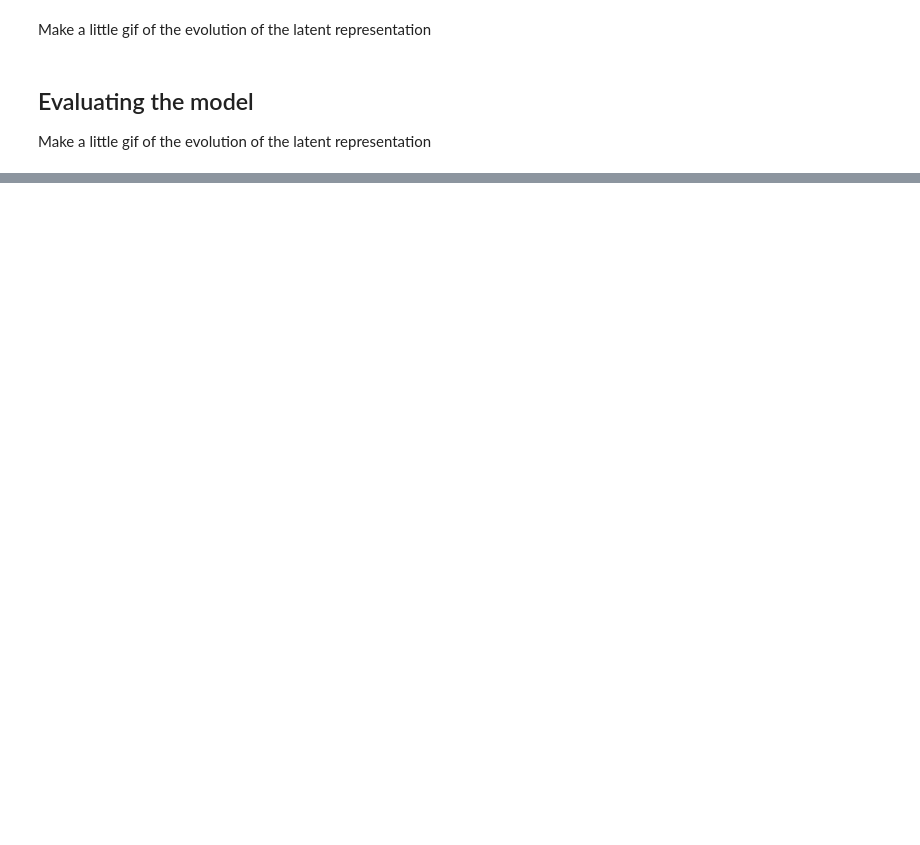
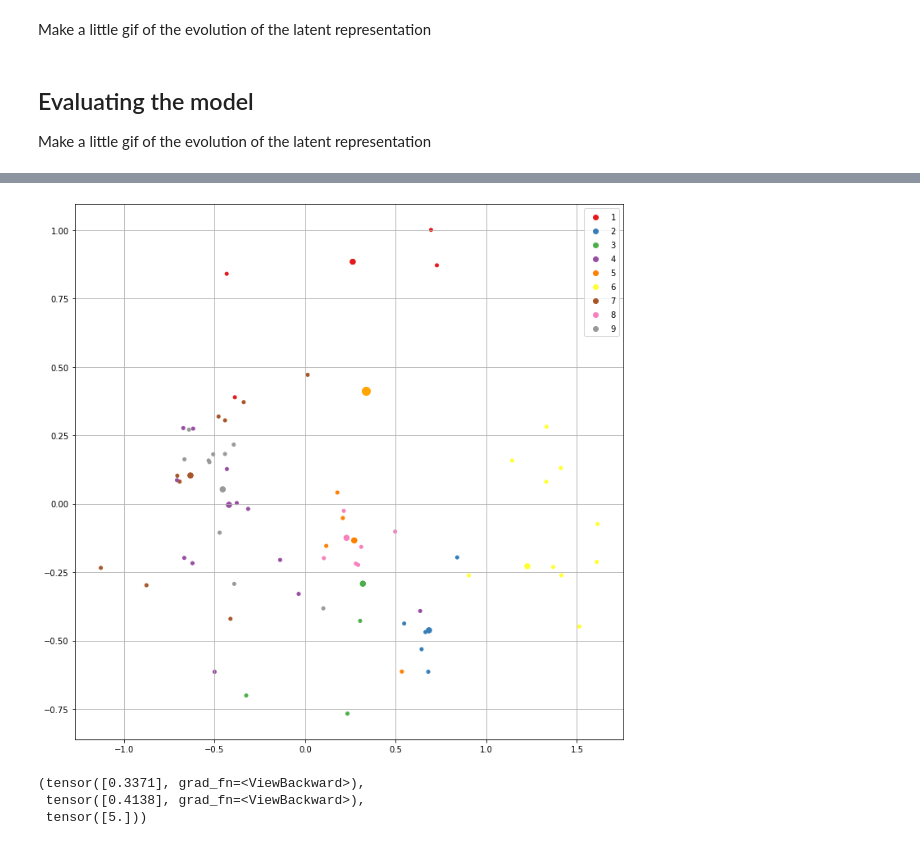
Before and after one commit to smentu/HIT_VAE, a Jupyter notebook: hit_vae/experiments/GPPVAE_demo.ipynb, the cells around one changed output, grey strips where cells are left out. Drawn from its saved outputs; the diff is of its cells as text; code cells hidden in the pictures; blank space fills up the shorter version.

```diff
--- a/hit_vae/experiments/GPPVAE_demo.ipynb
+++ b/hit_vae/experiments/GPPVAE_demo.ipynb
@@ -426,0 +446,9 @@ plt.show()
+# %%
+Y, losses = iter(test_loader).next()
+# %%
+recon_eval, mu_eval, logvar_eval = vae_model(Y)
+
+x_eval = mu_eval[:,0].view(-1)
+y_eval = mu_eval[:,1].view(-1)
+
+#x_eval
@@ -426,0 +465,25 @@ plt.show()
+# %%
+fig, ax = plt.subplots(figsize=(12, 12))
+scatter = ax.scatter(pred_x.mean.detach().cpu().numpy(), pred_y.mean.detach().cpu().numpy(),
+            c=test_labels.view(-1).cpu().numpy(), cmap='Set1')
+ax.scatter(x_eval.detach().cpu().numpy(), y_eval.detach().cpu().numpy(),
+            c=losses.view(-1).cpu().numpy(), s=16, cmap='Set1')
+ax.scatter(x_prime.detach().cpu().numpy(), y_prime.detach().cpu().numpy(),
+            c='orange', s=100, cmap='Set1')
+
+ax.legend(*scatter.legend_elements(), loc="upper right")
+#plt.legend()
+ax.grid()
+plt.show()
+# %% [output]
+[figure, added]
+# %%
+x_prime, y_prime = x_eval[0], y_eval[0]
+x_prime, y_prime = x_prime.view(-1), y_prime.view(-1)
+l_prime = losses[0]
+
+x_prime, y_prime, l_prime
+# %% [output]
+(tensor([0.3371], grad_fn=<ViewBackward>),
+ tensor([0.4138], grad_fn=<ViewBackward>),
+ tensor([5.]))
```
Also changed, not shown: parts of 16 cells of this notebook.
